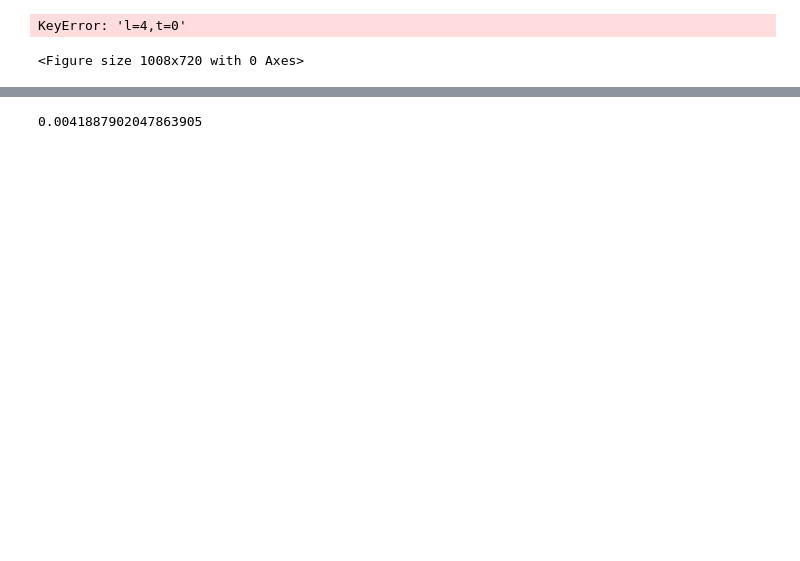
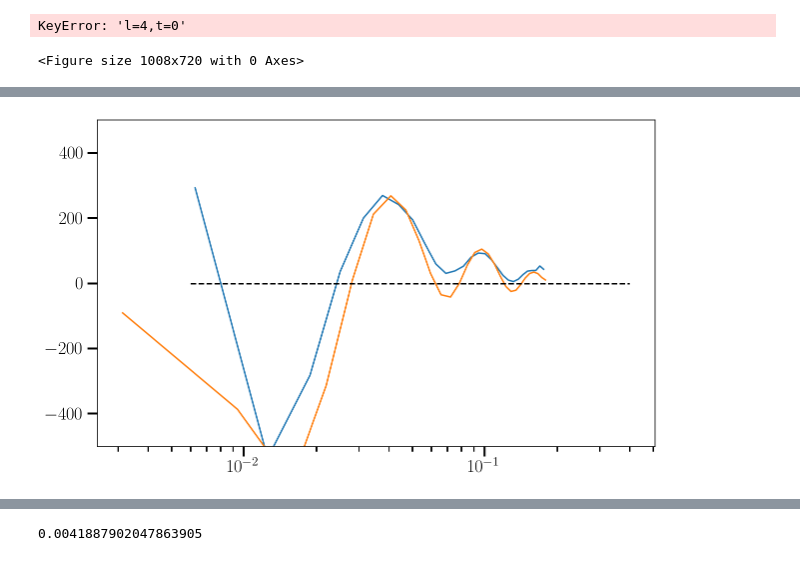
Before and after one commit to craddis1/PkBk, a Jupyter notebook: Notebooks/run_pk_but_with_padding.ipynb, the cells around one changed output, grey strips where cells are left out. Saved outputs shown, nothing was run; the diff lists cells and outputs as text; code cells hidden in the pictures; blank space fills up the shorter version.

```diff
--- a/Notebooks/run_pk_but_with_padding.ipynb
+++ b/Notebooks/run_pk_but_with_padding.ipynb
@@ -133,8 +148,12 @@ binning_info_up = cgi.pk_compute_bins(k_est_up,s,grid_info_up[3],grid_info_up[5]
 k_est2 = np.arange(grid_info2[5],grid_info2[6],2*s*grid_info2[5]) + s*grid_info2[5] #create k bins centers - from k_f to k_ny with steps of s*k_f
 binning_info2 = cgi.pk_compute_bins(k_est2,s,grid_info2[3],grid_info2[5])
 
-s=1/2
-k_est3 = np.arange(grid_info_up[5],grid_info_up[6],2*s*grid_info_up[5]) + s*grid_info_up[5] #create k bins centers - from k_f to k_ny with steps of s*k_f
-binning_info = cgi.pk_compute_bins(k_est3,s,grid_info_up[3],grid_info_up[5])
-s=1
+k_est3 = np.arange(grid_info3[5],grid_info3[6],2*s*grid_info3[5]) + s*grid_info3[5] #create k bins centers - from k_f to k_ny with steps of s*k_f
+binning_info3 = cgi.pk_compute_bins(k_est3,s,grid_info3[3],grid_info3[5])
+
+#k_est4 = np.arange(grid_info4[5],grid_info4[6],2*s*grid_info4[5]) + s*grid_info4[5] #create k bins centers - from k_f to k_ny with steps of s*k_f
+#binning_info4 = cgi.pk_compute_bins(k_est4,s,grid_info4[3],grid_info4[5])
+
+k_est256 = np.arange(grid_info256[5],grid_info256[6],2*s*grid_info256[5]) + s*grid_info256[5] #create k bins centers - from k_f to k_ny with steps of s*k_f
+binning_info256 = cgi.pk_compute_bins(k_est256,s,grid_info256[3],grid_info256[5])
 # %% [output]
@@ -728,0 +823,12 @@ plt.plot(k_plot,np.ones(len(k_plot)),'k',linestyle='--')
+# %%
+plt.figure(figsize=(10,6))
+plt.plot(k_cen,((1+0.06*np.sqrt(k_cen))*pk_test_64.real-(1+0.06*np.sqrt(k_cen))*mono_real1.real))
+plt.plot(k_cen-k_f,1.3e-7*k_cen**(1.5)*(1+0.06*np.sqrt(k_cen))*mono_real1.real*np.gradient(np.gradient(Pk_(k_cen),k_cen),k_cen))
+
+plt.ylim(-500,500)
+plt.plot(k_plot,np.zeros(len(k_plot)),'k',linestyle='--')
+#plt.plot(k_cen,2e-4*k_cen*np.gradient(np.gradient(Pk_(k_cen),k_cen),k_cen))
+#print(((1+0.06*np.sqrt(k_cen))*mono_real1.real))
+plt.xscale('log')
+# %% [output]
+[figure, added]
```
Also changed, not shown: parts of 35 cells of this notebook, 11 other files.
